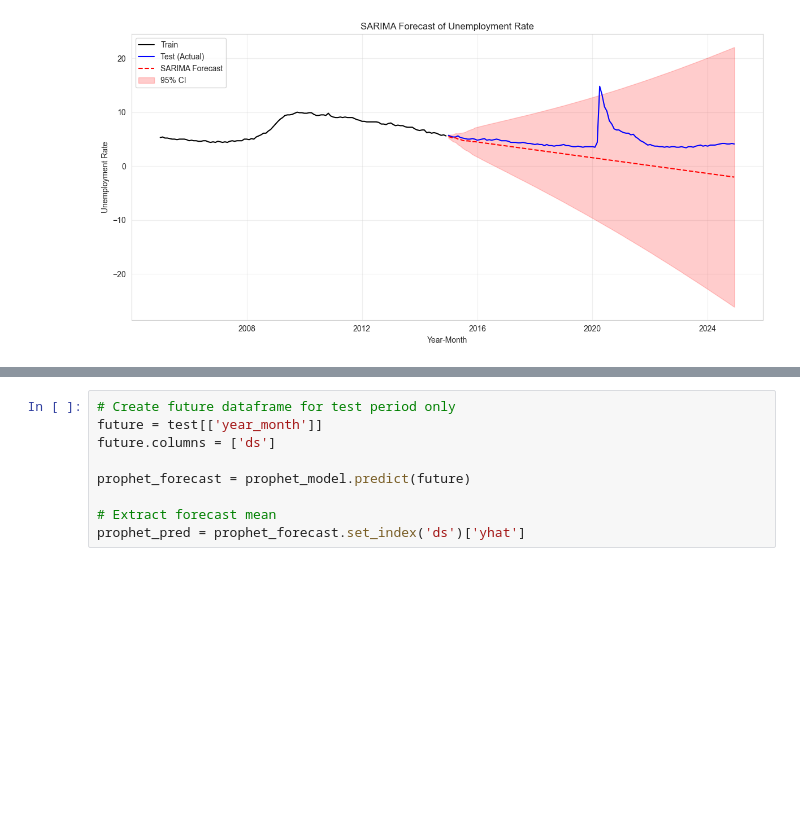
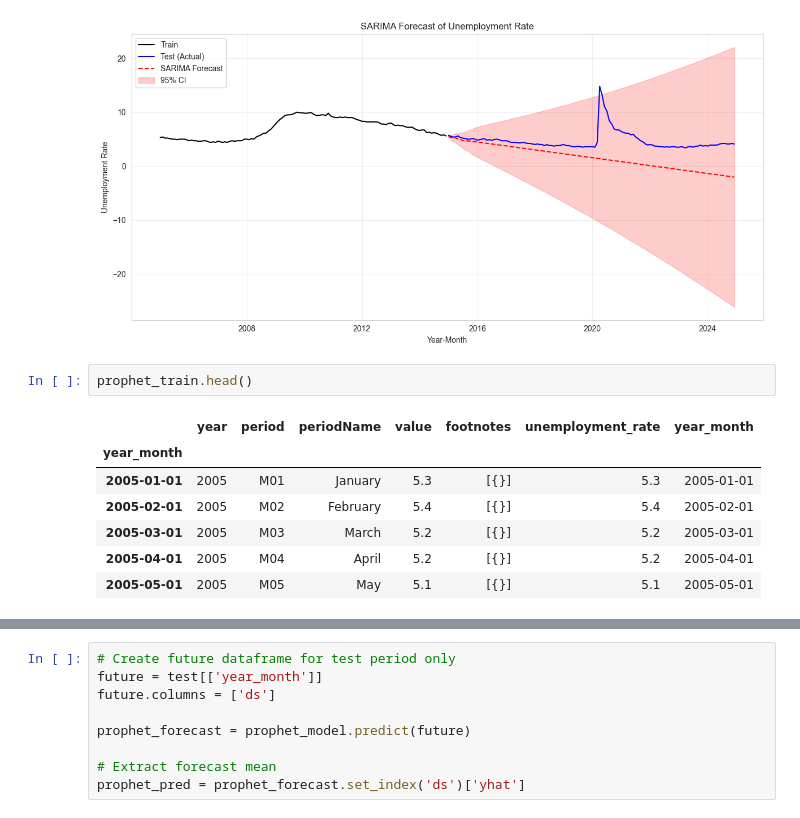
Before and after one commit to rafaelcattan/rafaelcattan.github.io, a Jupyter notebook: analysis/notebooks/data_analysis.ipynb, the cells around one changed output, grey strips where cells are left out. Cells and saved outputs as stored; diff of their text form; blank space fills up the shorter version.

```diff
--- a/analysis/notebooks/data_analysis.ipynb
+++ b/analysis/notebooks/data_analysis.ipynb
@@ -749,6 +749,16 @@ plt.show()
 # %% [output]
 <Figure size 1400x600 with 0 Axes>
 [figure]
+# %%
+prophet_train.head()
+# %% [output]
+|  | year | period | periodName | value | footnotes | unemployment_rate | year_month |
+| year_month |  |  |  |  |  |  |  |
+| 2005-01-01 | 2005 | M01 | January | 5.3 | [{}] | 5.3 | 2005-01-01 |
+| 2005-02-01 | 2005 | M02 | February | 5.4 | [{}] | 5.4 | 2005-02-01 |
+| 2005-03-01 | 2005 | M03 | March | 5.2 | [{}] | 5.2 | 2005-03-01 |
+| 2005-04-01 | 2005 | M04 | April | 5.2 | [{}] | 5.2 | 2005-04-01 |
+| 2005-05-01 | 2005 | M05 | May | 5.1 | [{}] | 5.1 | 2005-05-01 |
 # %%
 from prophet import Prophet
 import pandas as pd
```
Also changed, not shown: parts of 10 cells of this notebook, 5 other files.
